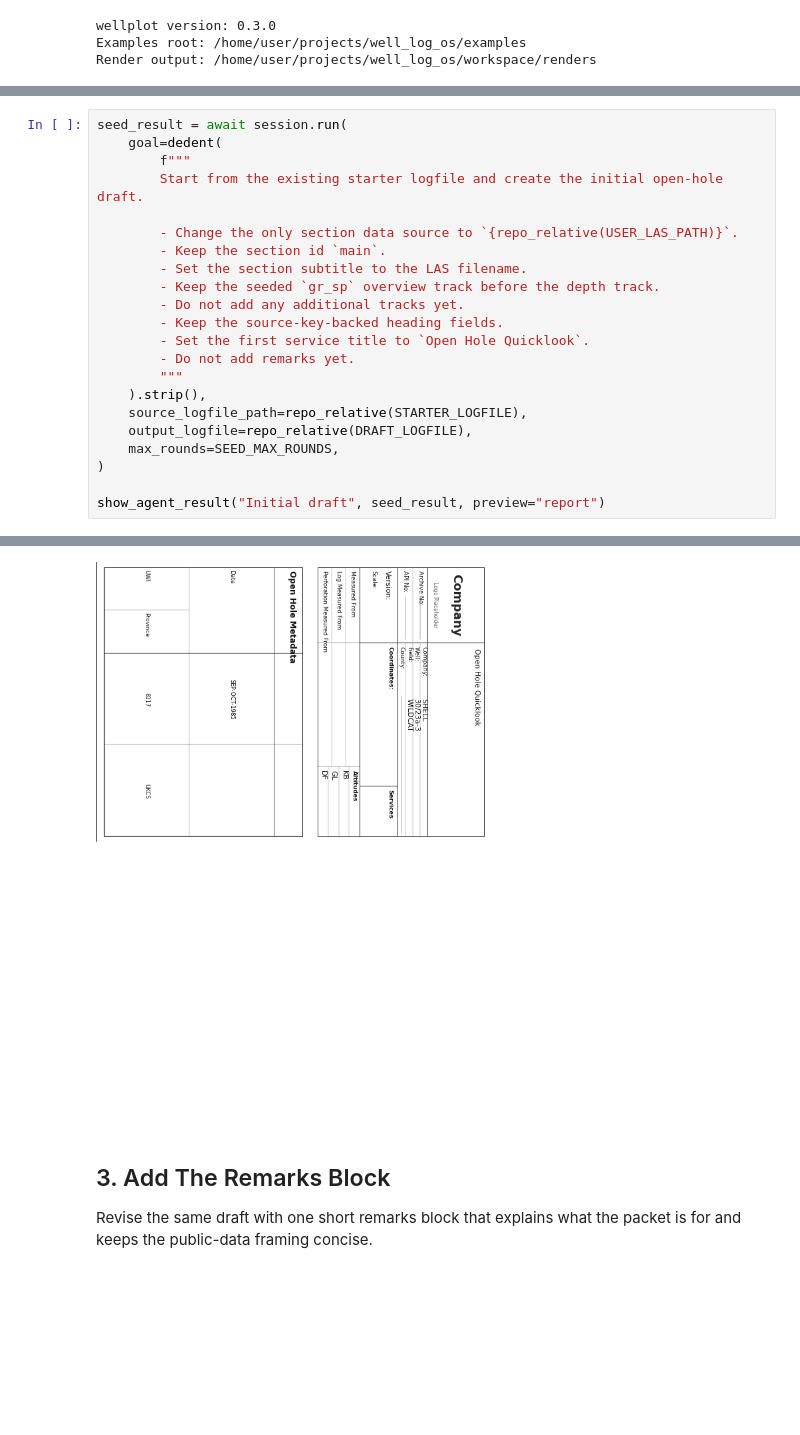
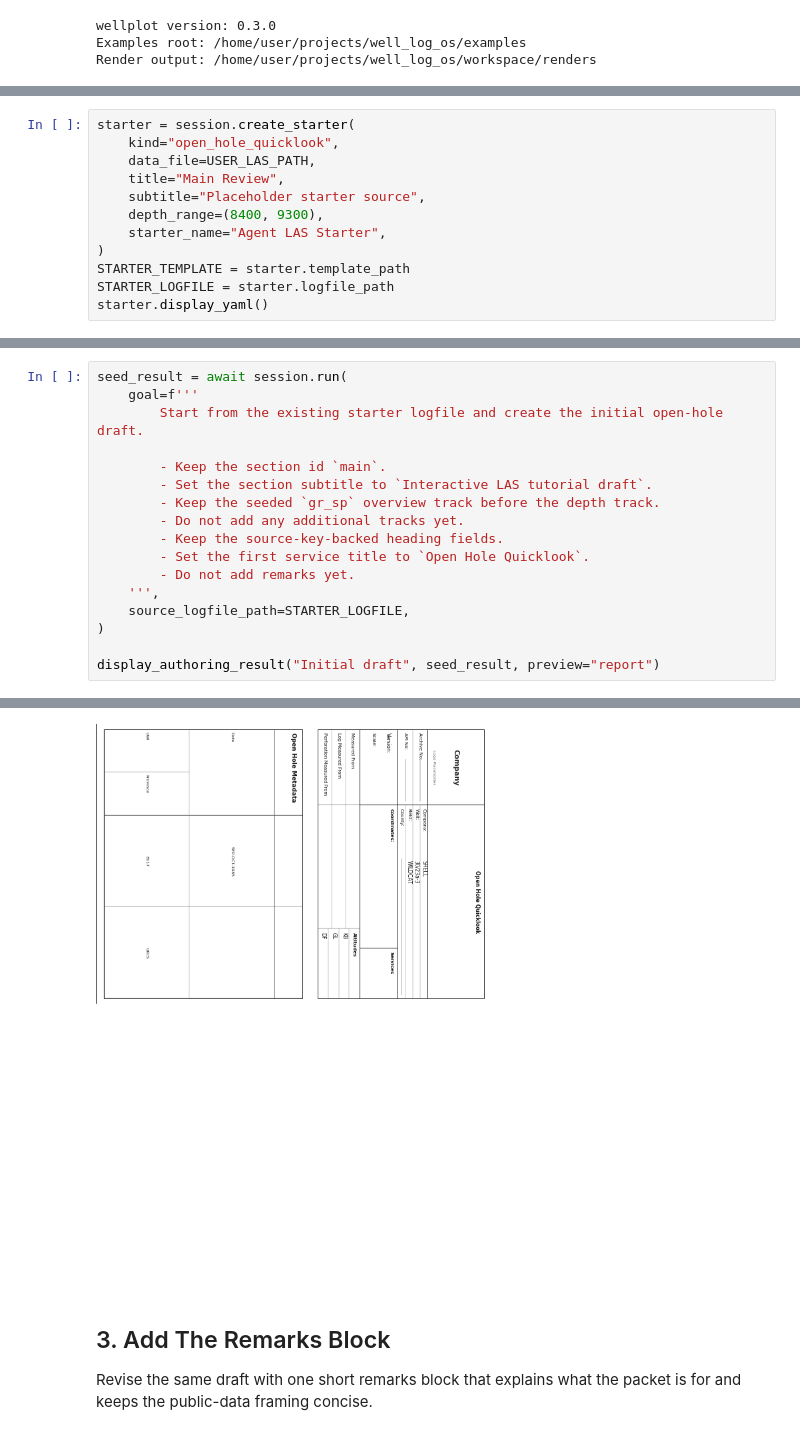
Before and after one commit to cschrupp/wellplot, a Jupyter notebook: examples/notebooks/user/agent_las_step_by_step.ipynb, the cells around one changed output, grey strips where cells are left out. Drawn from its saved outputs; the diff is of its cells as text; blank space fills up the shorter version.

```diff
--- a/examples/notebooks/user/agent_las_step_by_step.ipynb
+++ b/examples/notebooks/user/agent_las_step_by_step.ipynb
@@ -254,0 +122,12 @@ document:
+# %%
+starter = session.create_starter(
+    kind="open_hole_quicklook",
+    data_file=USER_LAS_PATH,
+    title="Main Review",
+    subtitle="Placeholder starter source",
+    depth_range=(8400, 9300),
+    starter_name="Agent LAS Starter",
+)
+STARTER_TEMPLATE = starter.template_path
+STARTER_LOGFILE = starter.logfile_path
+starter.display_yaml()
@@ -259,25 +173,20 @@ The first natural-language request clones the starter, changes the section data
 # %%
 seed_result = await session.run(
-    goal=dedent(
-        f"""
+    goal=f'''
         Start from the existing starter logfile and create the initial open-hole draft.
 
-        - Change the only section data source to `{repo_relative(USER_LAS_PATH)}`.
         - Keep the section id `main`.
-        - Set the section subtitle to the LAS filename.
+        - Set the section subtitle to `Interactive LAS tutorial draft`.
         - Keep the seeded `gr_sp` overview track before the depth track.
         - Do not add any additional tracks yet.
         - Keep the source-key-backed heading fields.
         - Set the first service title to `Open Hole Quicklook`.
         - Do not add remarks yet.
-        """
-    ).strip(),
-    source_logfile_path=repo_relative(STARTER_LOGFILE),
-    output_logfile=repo_relative(DRAFT_LOGFILE),
-    max_rounds=SEED_MAX_ROUNDS,
+    ''',
+    source_logfile_path=STARTER_LOGFILE,
 )
 
-show_agent_result("Initial draft", seed_result, preview="report")
+display_authoring_result("Initial draft", seed_result, preview="report")
 # %% [output]
 Initial draft
 Draft: workspace/tutorials/agent_las_step_by_step/agent_open_hole_draft.log.yaml
@@ -286,4 +195,4 @@ Tool trace: ['summarize_logfile_draft', 'inspect_authoring_vocab', 'inspect_data
-[figure, old version]
+[figure, new version]
 # %% [markdown]
 ## 3. Add The Remarks Block
 
```
Also changed, not shown: parts of 14 cells of this notebook, 17 other files.
